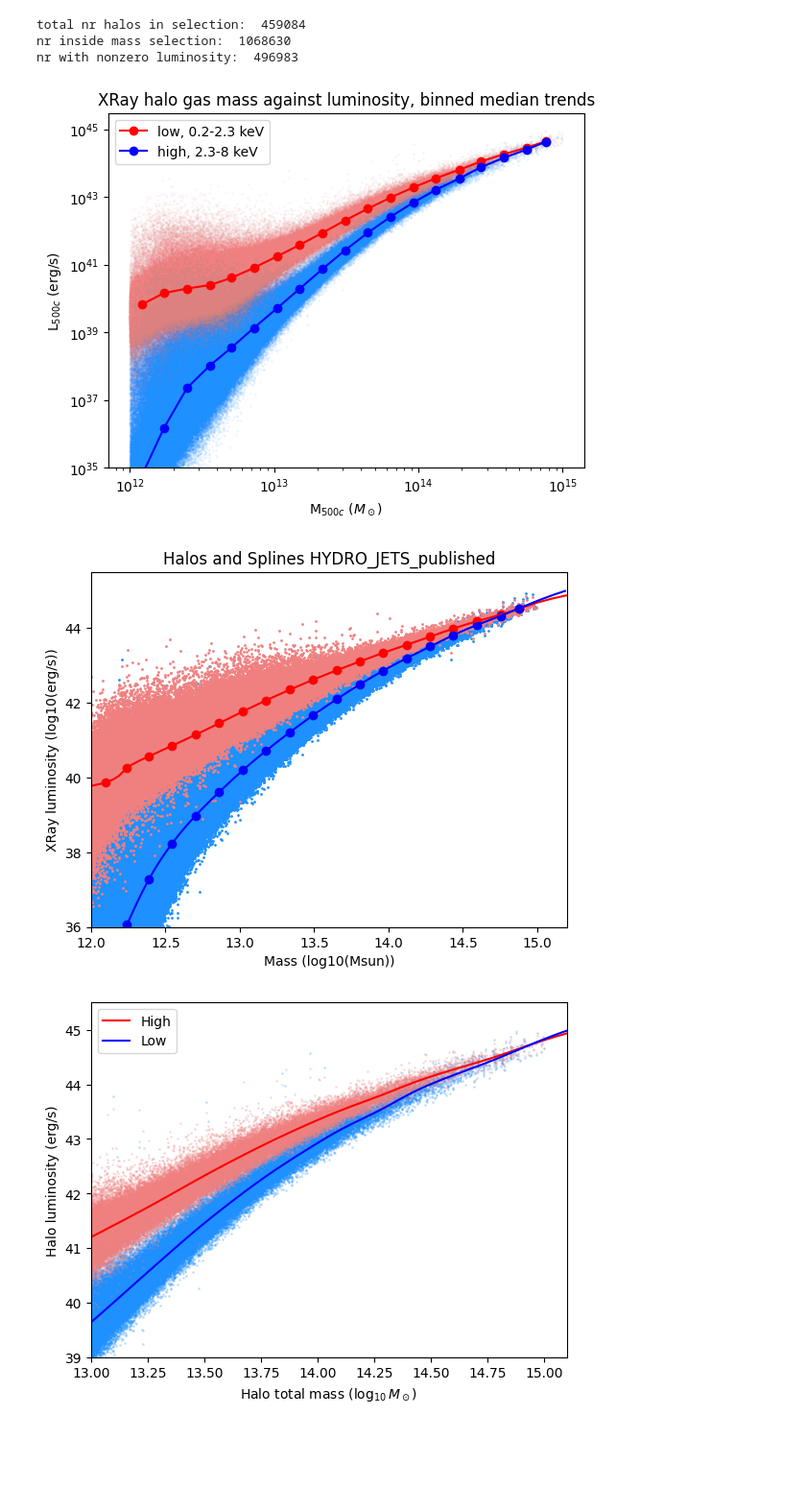
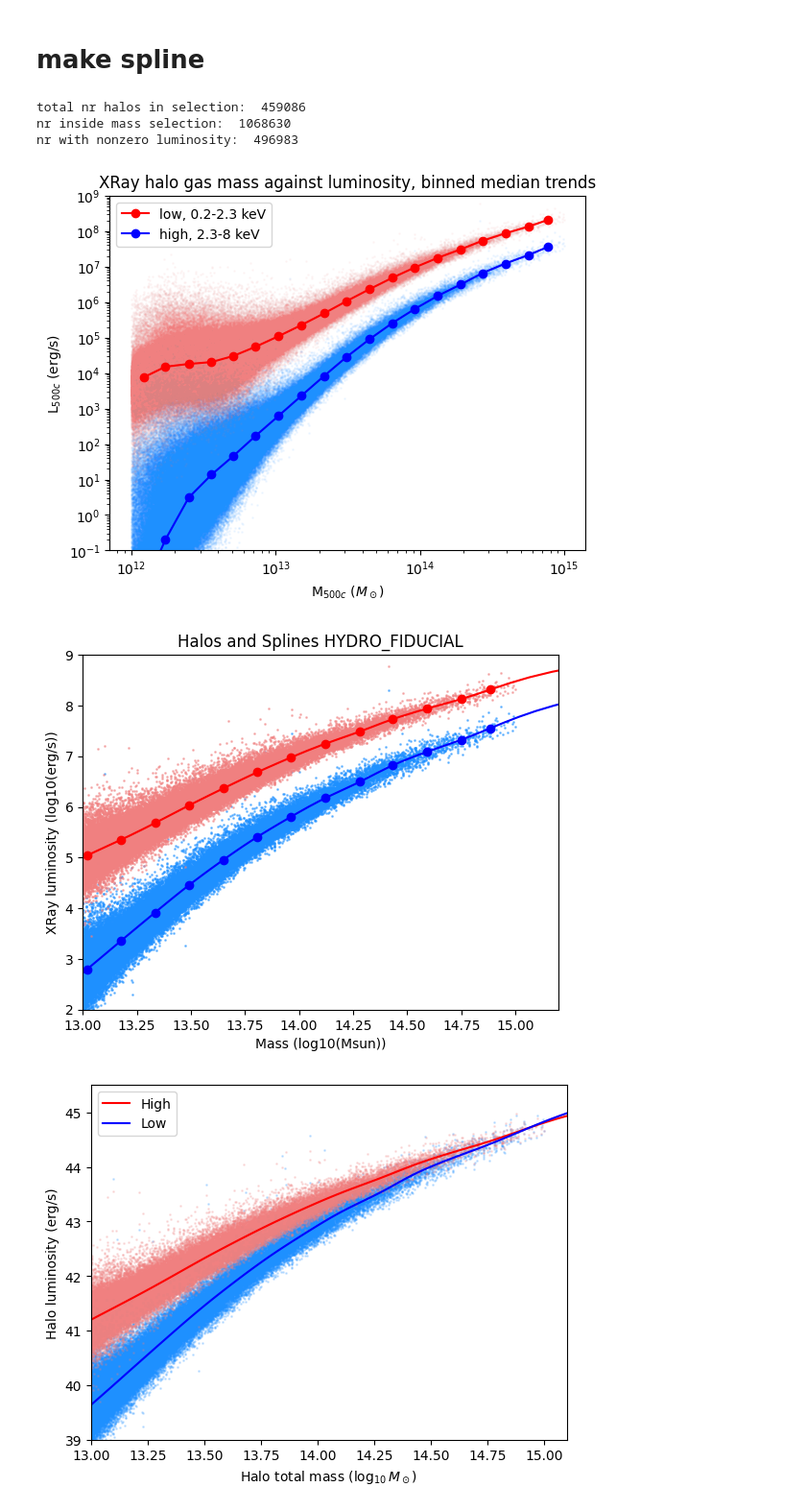
Before and after one commit to woutervantol/scriptie2, a Jupyter notebook: make_scaling_relation.ipynb, the cells around one changed output. Shown at 96% size. Drawn from its saved outputs; the diff is of its cells as text; code cells hidden in the pictures; blank space fills up the shorter version.

```diff
--- a/make_scaling_relation.ipynb
+++ b/make_scaling_relation.ipynb
@@ -5,6 +5,8 @@ from imports.networks import *
 from imports.data import *
 from imports.params import p
 import matplotlib.pyplot as plt
+# %% [markdown]
+# make spline
 # %%
 # p["soapfile"] = "halo_properties_0078.hdf5"
 # p["simsize"] = "L2800N5040"
@@ -15,16 +17,25 @@ data = Data(p)
 ### get median binned mass per luminosity
 mass = data.soap_file[f"{p['selection_type']}/TotalMass"][:]
 
-luminosity = data.soap_file[f"{p['selection_type']}/XRayLuminosityWithoutRecentAGNHeating"][:]
-luminosity_selection_low = luminosity[:,0] < 1e45
-luminosity_selection_high = luminosity[:,1] < 1e45
+luminosity = data.soap_file[f"{p['selection_type']}/XRayPhotonLuminosityWithoutRecentAGNHeating"][:]
+# luminosity_selection_low = luminosity[:,0] < 1e45
+# luminosity_selection_high = luminosity[:,1] < 1e45
 mass_selection = np.logical_and(mass > 1e12, mass < 1e15)
 nonzero = (np.sum(luminosity[:,:2] == 0, axis=1) == 0)
 
-selection = mass_selection*nonzero*luminosity_selection_low*luminosity_selection_high
+selection = mass_selection*nonzero#*luminosity_selection_low*luminosity_selection_high
+
+z = 0.05
+H0 = 70 #km/s/Mpc
+c = 3e5 #km/s
+r = c*z/H0 * 3.08567758e22 #m
+telescope_diameter = 1 #m
+telescope_surface = np.pi * telescope_diameter**2 #m^2
+flux_ratio = telescope_surface / (4*np.pi*r**2*(1+z)) #frac of luminosity that arrives at distance r on telescope surface
+exposure_time = 100000.0 #s
 
 mass = mass[selection]
-luminosity = luminosity[selection]
+luminosity = luminosity[selection]*flux_ratio*exposure_time
 print("total nr halos in selection: ", len(mass))
 print("nr inside mass selection: ", np.sum(mass_selection))
 print("nr with nonzero luminosity: ", np.sum(nonzero))
@@ -49,10 +60,14 @@ for i in range(len(bins)-1):
     luminosities_high.append(np.median(luminosity[indices,1]))
     masses_high.append(np.median(mass[indices]))
 
+
+# print(flux_ratio)
+# print(exposure_time)
+# print(luminosities_high)
 # plt.figure(figsize=(10, 10))
 plt.plot(masses_low, luminosities_low, c="red", marker="o", label="low, 0.2-2.3 keV")
 plt.plot(masses_high, luminosities_high, c="blue", marker="o", label="high, 2.3-8 keV")
-plt.ylim(1e35, 3e45)
+plt.ylim(1e-1, 1e9)
 plt.xscale("log")
 plt.yscale("log")
 plt.xlabel("M$_{500c}$ $(M_\odot)$")
@@ -61,32 +76,32 @@ plt.title("XRay halo gas mass against luminosity, binned median trends")
 plt.legend()
 plt.show()
 # %% [output]
-total nr halos in selection:  459084
+total nr halos in selection:  459086
 nr inside mass selection:  1068630
 nr with nonzero luminosity:  496983
-[figure, old version]
+[figure, new version]
 # %%
 ### get splines through these binned medians
 from scipy.interpolate import CubicSpline
 spl_low = CubicSpline(np.log10(luminosities_low), np.log10(masses_low), bc_type=((1, 0.79), (2, 0.0)))
 spl_high = CubicSpline(np.log10(luminosities_high), np.log10(masses_high), bc_type="natural")
 
-x = np.linspace(35, 45, 100)
+x = np.linspace(-2, 9, 100)
 plt.plot(spl_low(x), x, c="red")
 plt.plot(spl_high(x), x, c="blue")
-plt.scatter(np.log10(mass), np.log10(luminosity[:, 1]), s=1, c="dodgerblue", alpha=1)
-plt.scatter(np.log10(mass), np.log10(luminosity[:, 0]), s=1, c="lightcoral", alpha=1)
+plt.scatter(np.log10(mass), np.log10(luminosity[:, 1]), s=1, c="dodgerblue", alpha=0.5)
+plt.scatter(np.log10(mass), np.log10(luminosity[:, 0]), s=1, c="lightcoral", alpha=0.5)
 plt.scatter(np.log10(masses_low), np.log10(luminosities_low), c="red", label="low, 0.2-2.3 keV")
 plt.scatter(np.log10(masses_high), np.log10(luminosities_high), c="blue", label="high, 2.3-8 keV")
-plt.xlim(12, 15.2)
-plt.ylim(36, 45.5)
+plt.xlim(13, 15.2)
+plt.ylim(2, 9)
 plt.xlabel("Mass (log10(Msun))")
 plt.ylabel("XRay luminosity (log10(erg/s))")
 plt.title("Halos and Splines "+p["model"])
 plt.savefig("/home/tol/Documents/Thesis/plots/"+"spline_"+p_to_filename(p), dpi=200)
 plt.show()
 # %% [output]
-[figure, old version]
+[figure, new version]
 # %%
 ### save splines
 filename = p_to_filename(p)
```
Also changed, not shown: parts of 18 cells of this notebook, 5 other files.
